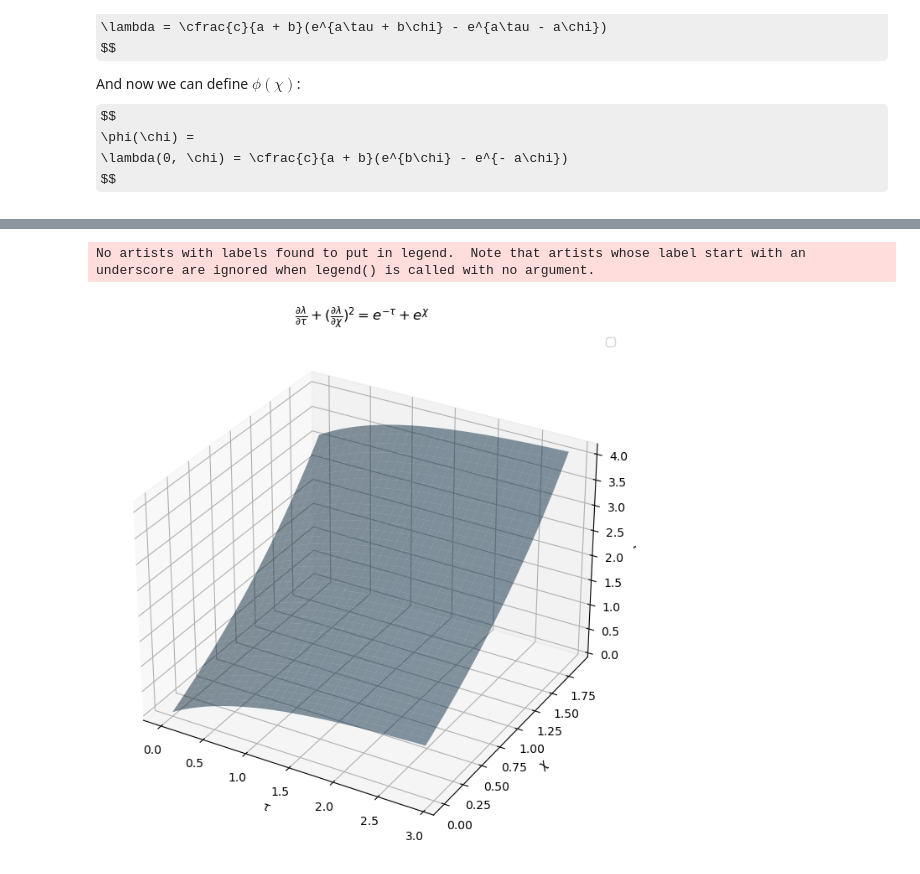
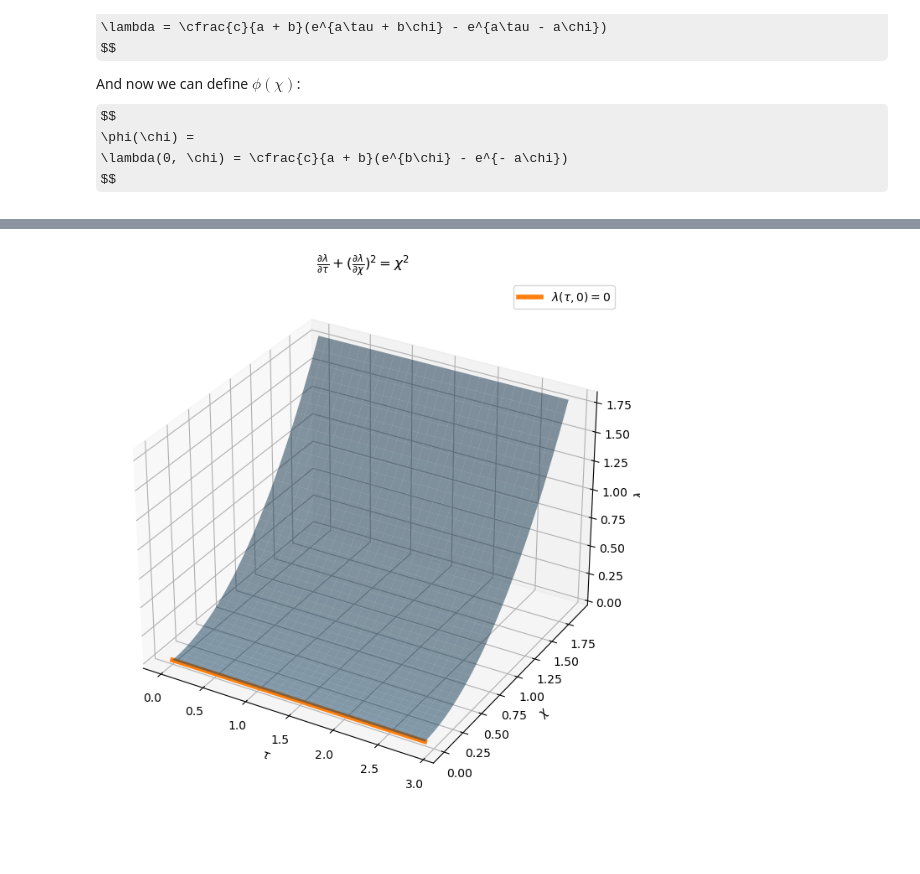
Before and after one commit to zimfv/river-profiles, a Jupyter notebook: Analytical Solutions.ipynb, the cells around one changed output, grey strips where cells are left out. Saved outputs shown, nothing was run; the diff lists cells and outputs as text; code cells hidden in the pictures; some formulas as TeX source; blank space fills up the shorter version.

Commit message:
Analytical solutions: n=2 (mistakes in linear); Start n=0.5; Start problems list.

```diff
--- a/Analytical Solutions.ipynb
+++ b/Analytical Solutions.ipynb
@@ -232,36 +266,37 @@ $$
 # %%
-def lambda_anal_n2(tau, chi,
-                   nu=lambda t, x: t+x,
-                   c1=0, c2=0):
+def lambda_anal_n2_direct_sum(tau, chi,
+                              nu=lambda tau, chi: chi**2,
+                              c1=0, c2=0):
     # nu(tau, chu) should be represented as sum f(tau) + g(chi)
-    f = lambda t: nu(t, 0) - 0.5*nu(0, 0)
-    g = lambda x: nu(0, x) - 0.5*nu(0, 0)
+    f = lambda t: nu(t, 0)
+    g = lambda x: nu(0, x)
     root_gc1 = lambda x: (g(x) + c1)**0.5
     return -c1*tau + sp.integrate.quad(f, 0, tau)[0] + sp.integrate.quad(root_gc1, 0, chi)[0] + c2
 # %%
-nu = lambda tau, chi: np.exp(-tau) + np.exp(chi)
-nu_str = r'e^{-\tau} + e^\chi'
+nu = lambda tau, chi: chi**2
+nu_str = r'\chi^2'
+
 
 tau_space = np.ones([ntau, nchi])*taus.reshape([ntau, 1])
 chi_space = np.ones([ntau, nchi])*chis.reshape([1, nchi])
 
-solution = np.array([[lambda_anal_n2(tau_space[j, k], chi_space[j, k], nu)
+solution = np.array([[lambda_anal_n2_direct_sum(tau_space[j, k], chi_space[j, k], nu)
                       for k in range(nchi)] for j in range(ntau)])
 
 fig, ax = plt.subplots(subplot_kw={"projection": "3d"})
 
 fig.set_figheight(8)
 fig.set_figwidth(8)
 
 ax.set_title(r'$\frac{\partial\lambda}{\partial\tau} + (\frac{\partial\lambda}{\partial\chi})^2 = ' + nu_str + '$')
 ax.plot_surface(tau_space, chi_space, solution, alpha=0.5)
+ax.plot(taus, 0*taus, 0*taus, label=r'$\lambda(\tau, 0) = 0$', linewidth=4)
 ax.set_xlabel(r'$\tau$')
 ax.set_ylabel(r'$\chi$')
 ax.set_zlabel(r'$\lambda$')
 
 ax.legend()
 
 fig.show()
 # %% [output]
-No artists with labels found to put in legend.  Note that artists whose label start with an underscore are ignored when legend() is called with no argument.
-[figure, old version]
+[figure, new version]
```
Also changed, not shown: parts of 17 cells of this notebook.
